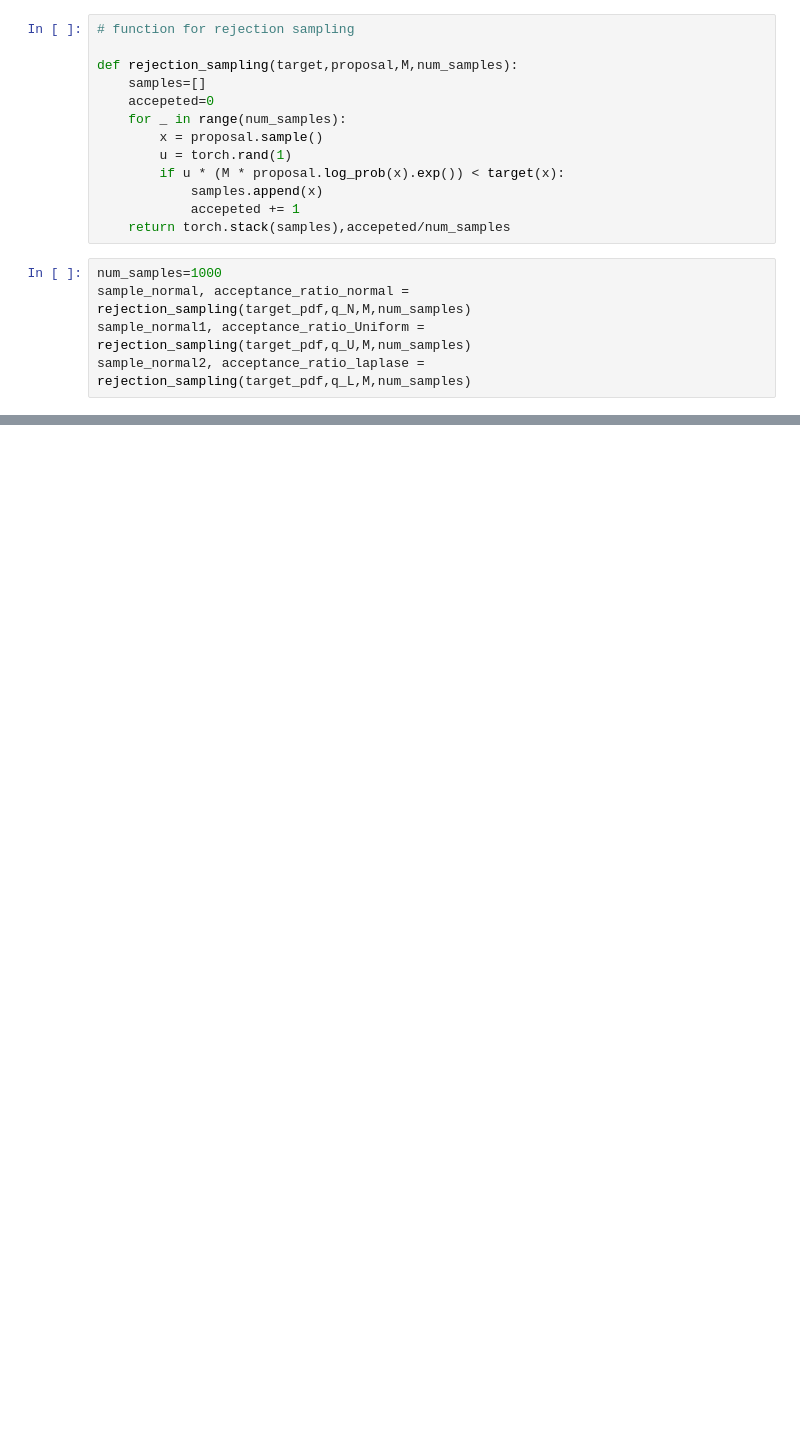
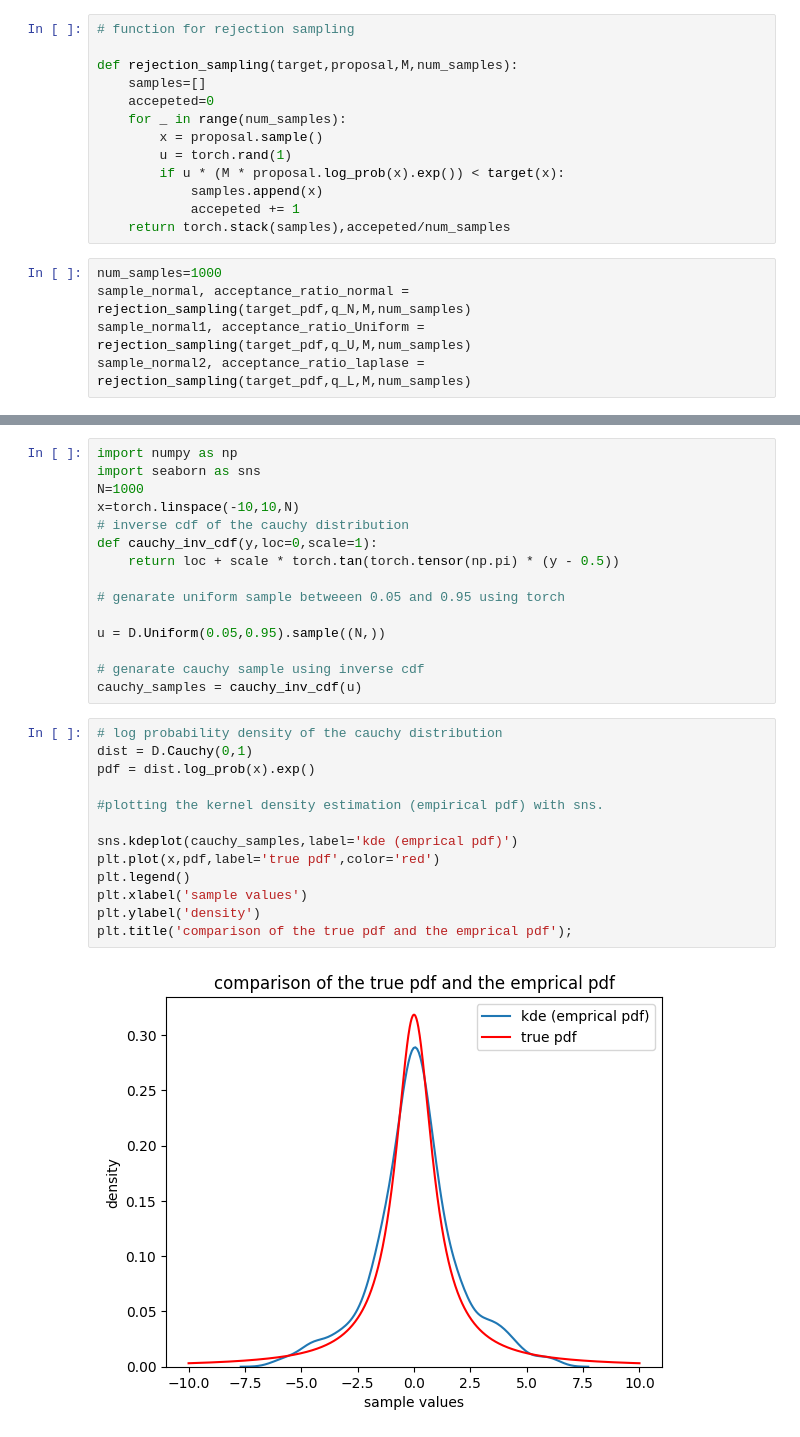
Before and after one commit to rishabh-mondal/Probabilistic-machine-learning, a Jupyter notebook: aasisgnment3.ipynb, the cells around one changed output, grey strips where cells are left out. Cells and saved outputs as stored; diff of their text form; blank space fills up the shorter version.

```diff
--- a/aasisgnment3.ipynb
+++ b/aasisgnment3.ipynb
@@ -82,0 +170,30 @@ def plot_N_samples(N=100,seed=0;plot_kde=False):
+# %%
+import numpy as np
+import seaborn as sns
+N=1000
+x=torch.linspace(-10,10,N)
+# inverse cdf of the cauchy distribution
+def cauchy_inv_cdf(y,loc=0,scale=1):
+    return loc + scale * torch.tan(torch.tensor(np.pi) * (y - 0.5))
+
+# genarate uniform sample betweeen 0.05 and 0.95 using torch
+
+u = D.Uniform(0.05,0.95).sample((N,))
+
+# genarate cauchy sample using inverse cdf
+cauchy_samples = cauchy_inv_cdf(u)
+# %%
+# log probability density of the cauchy distribution
+dist = D.Cauchy(0,1)
+pdf = dist.log_prob(x).exp()
+
+#plotting the kernel density estimation (empirical pdf) with sns.
+
+sns.kdeplot(cauchy_samples,label='kde (emprical pdf)')
+plt.plot(x,pdf,label='true pdf',color='red')
+plt.legend()
+plt.xlabel('sample values')
+plt.ylabel('density')
+plt.title('comparison of the true pdf and the emprical pdf');
+# %% [output]
+[figure, added]
```
Also changed, not shown: parts of 25 cells of this notebook.
